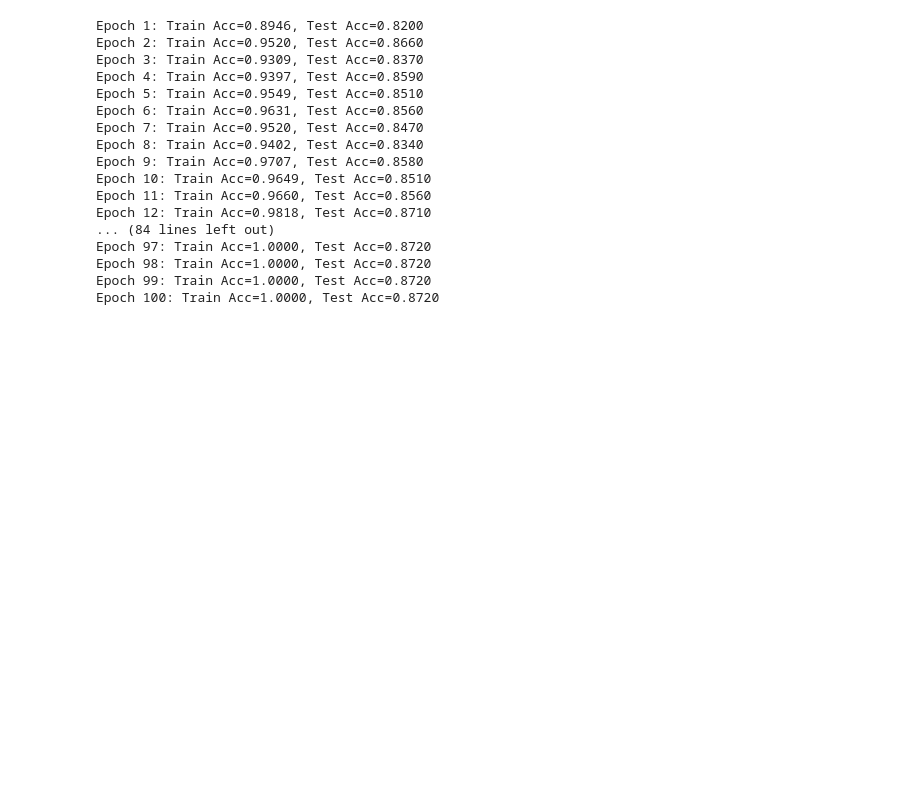
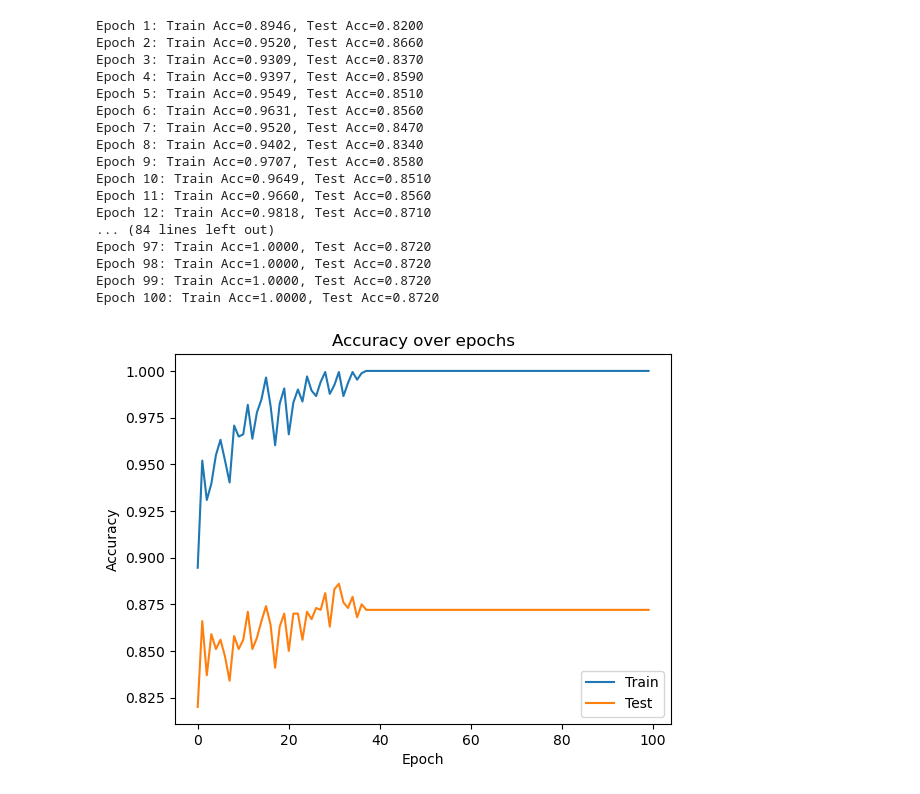
Before and after one commit to mathiisk/IDL-A0, a Jupyter notebook: A0Task2.ipynb, the cells around one changed output. Drawn from its saved outputs; the diff is of its cells as text; code cells hidden in the pictures; blank space fills up the shorter version.

Commit message:
plot accuracy over epochs

```diff
--- a/A0Task2.ipynb
+++ b/A0Task2.ipynb
@@ -76,3 +76,14 @@ Epoch 97: Train Acc=1.0000, Test Acc=0.8720
 Epoch 98: Train Acc=1.0000, Test Acc=0.8720
 Epoch 99: Train Acc=1.0000, Test Acc=0.8720
 Epoch 100: Train Acc=1.0000, Test Acc=0.8720
+# %%
+#plot train and test accuracy over epochs
+plt.plot(train_acc, label='Train')
+plt.plot(test_acc, label='Test')
+plt.title('Accuracy over epochs')
+plt.xlabel('Epoch')
+plt.ylabel('Accuracy')
+plt.legend()
+plt.show()
+# %% [output]
+[figure, added]
```
